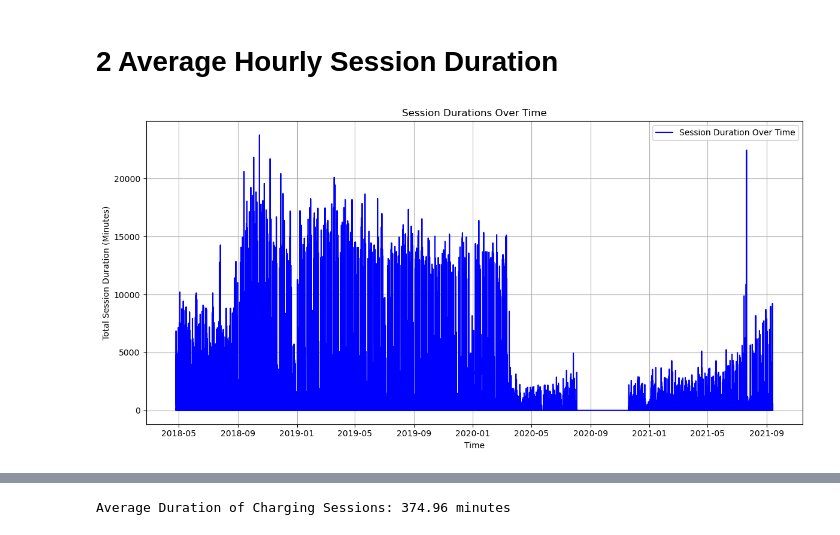
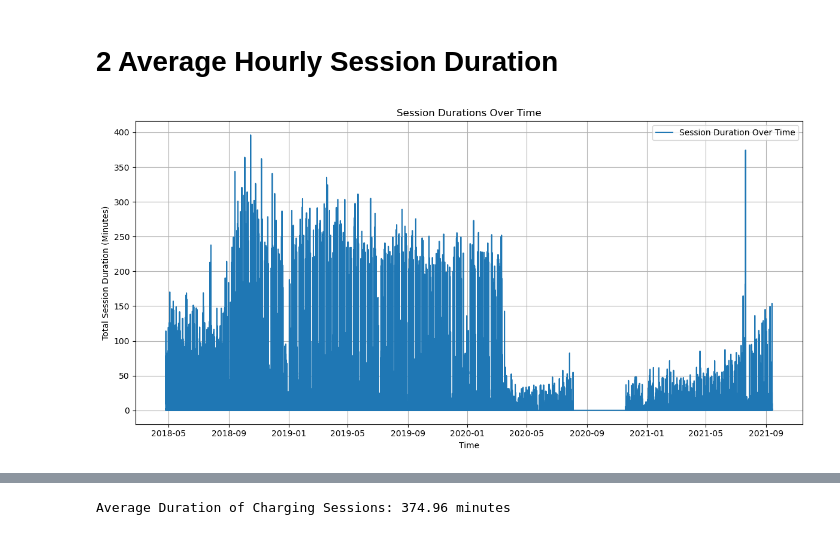
Before and after one commit to JanRkck/AA24, a Jupyter notebook: Task2b.ipynb, the cells around one changed output, grey strips where cells are left out. Saved outputs shown, nothing was run; the diff lists cells and outputs as text; code cells hidden in the pictures.

```diff
--- a/Task2b.ipynb
+++ b/Task2b.ipynb
@@ -219,28 +219,27 @@ plt.show()
 # %%
 # Convert connectionTime and disconnectTime to datetime
 df_ev['connectionTime'] = pd.to_datetime(df_ev['connectionTime'])
 df_ev['disconnectTime'] = pd.to_datetime(df_ev['disconnectTime'])
 
 # Calculate session duration in minutes
-df_ev['sessionDuration'] = (df_ev['disconnectTime'] - df_ev['connectionTime']).dt.total_seconds() / 60
+df_ev['sessionDuration'] = (df_ev['disconnectTime'] - df_ev['connectionTime']).dt.total_seconds() / 3600
 
 # Group data by hour and sum session durations
 session_duration_over_time = df_ev.resample('H', on='connectionTime')['sessionDuration'].sum().reset_index()
 
 # Plot session durations over time
 plt.figure(figsize=(12, 6))
 plt.plot(
     session_duration_over_time['connectionTime'],
     session_duration_over_time['sessionDuration'],
     label='Session Duration Over Time',
-    color='blue'
 )
 plt.title('Session Durations Over Time')
 plt.xlabel('Time')
 plt.ylabel('Total Session Duration (Minutes)')
 plt.grid()
 plt.legend()
 plt.tight_layout()
 plt.show()
 # %% [output]
-[figure, old version]
+[figure, new version]
```
Also changed, not shown: parts of 13 cells of this notebook, 2 other files.
